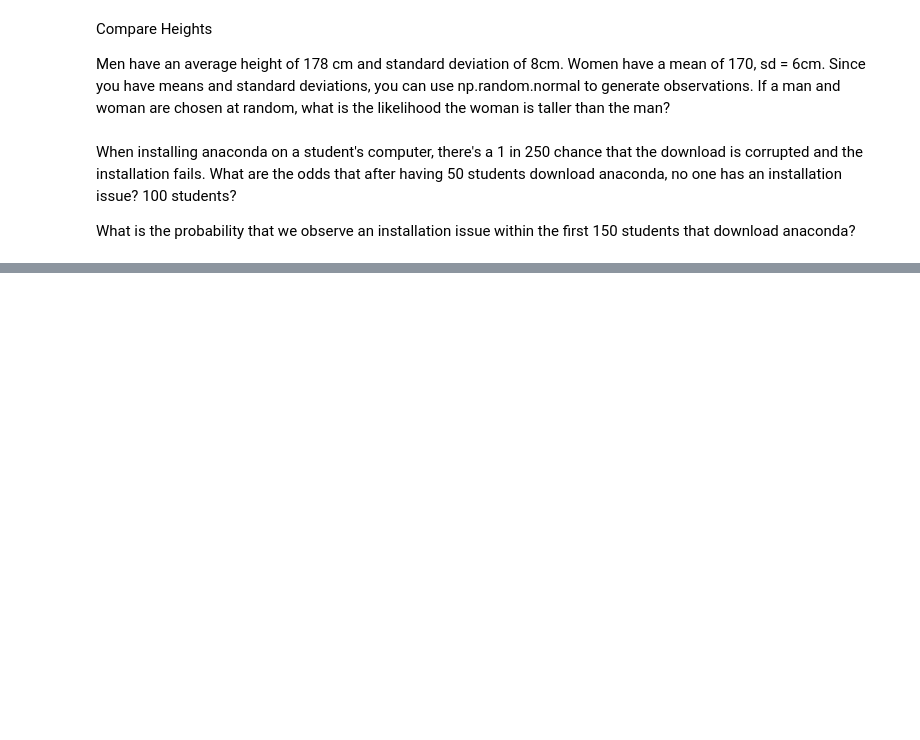
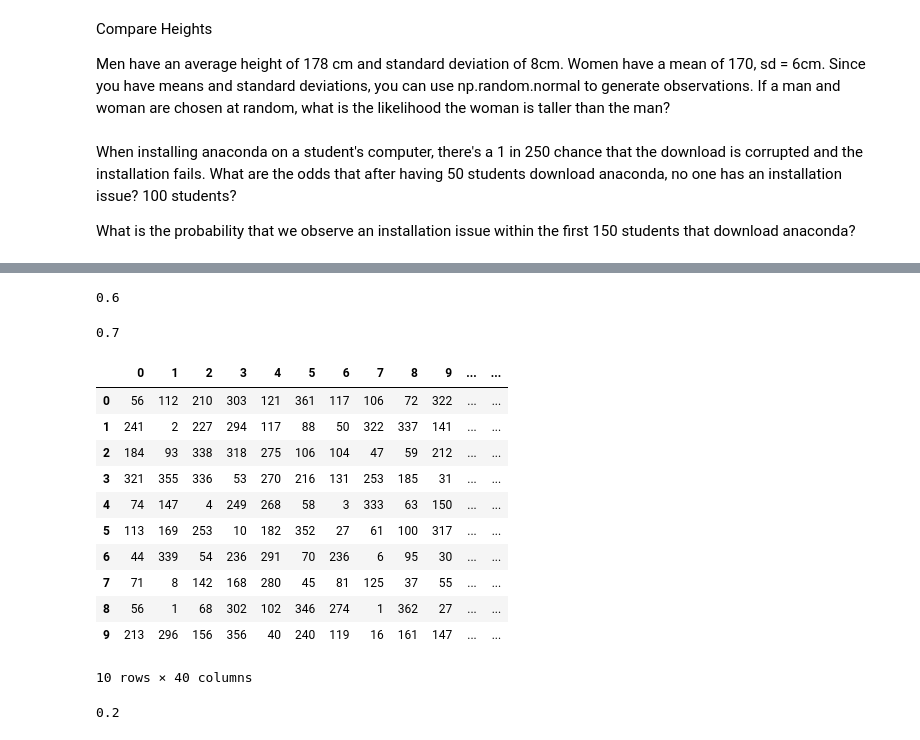
Before and after one commit to jacobpanyathong1/statistics_exercises, a Jupyter notebook: stats/simulation.ipynb, the cells around one changed output, grey strips where cells are left out. Saved outputs shown, nothing was run; the diff lists cells and outputs as text; code cells hidden in the pictures; blank space fills up the shorter version.

```diff
--- a/stats/simulation.ipynb
+++ b/stats/simulation.ipynb
@@ -38,9 +53,0 @@ rolls.head()
-# %%
-n_simulations = nrows = 10
-n_dice_rolled = ncols = 2
-
-a = np.random.choice([1, 2, 3, 4, 5, 6], nrows * 1).reshape(nrows, 1)
-b = np.random.choice([1, 2, 3, 4, 5, 6], nrows * 1).reshape(nrows, 1)
-a_b = np.random.choice([1, 2, 3, 4, 5, 6], nrows * ncols).reshape(nrows, ncols)
-
-a_b
@@ -181,0 +288,8 @@ downloads = np.random.choice(outcomes, size = (n_simulations, n_students), p=)
+# %%
+possible_outcomes = range(0, 365)
+people = 23
+# %%
+def cal_formula(possible_outcomes, people):
+    calculation = np.random.choice(possible_outcomes, size =(n_simulations, people))
+    return calculation
+cal_formula(possible_outcomes, people)
@@ -181,0 +328,35 @@ downloads = np.random.choice(outcomes, size = (n_simulations, n_students), p=)
+# %%
+calculation.nunique(axis=1) # unique values of row total
+(calculation.nunique(axis=1) <23).mean() # odds of 23 people having the same birthday in a room
+# %% [output]
+0.6
+# %%
+people= 20
+people_20 = cal_formula(possible_outcomes, people)
+people_20 = pd.DataFrame(people_20)
+people_20
+(people_20.nunique(axis=1) == people).mean()
+# %% [output]
+0.7
+# %%
+people= 40
+people_40 = cal_formula(possible_outcomes, people)
+people_40 = pd.DataFrame(people_40)
+people_40
+# %% [output]
+|  | 0 | 1 | 2 | 3 | 4 | 5 | 6 | 7 | 8 | 9 | ... | ... |
+| 0 | 56 | 112 | 210 | 303 | 121 | 361 | 117 | 106 | 72 | 322 | ... | ... |
+| 1 | 241 | 2 | 227 | 294 | 117 | 88 | 50 | 322 | 337 | 141 | ... | ... |
+| 2 | 184 | 93 | 338 | 318 | 275 | 106 | 104 | 47 | 59 | 212 | ... | ... |
+| 3 | 321 | 355 | 336 | 53 | 270 | 216 | 131 | 253 | 185 | 31 | ... | ... |
+| 4 | 74 | 147 | 4 | 249 | 268 | 58 | 3 | 333 | 63 | 150 | ... | ... |
+| 5 | 113 | 169 | 253 | 10 | 182 | 352 | 27 | 61 | 100 | 317 | ... | ... |
+| 6 | 44 | 339 | 54 | 236 | 291 | 70 | 236 | 6 | 95 | 30 | ... | ... |
+| 7 | 71 | 8 | 142 | 168 | 280 | 45 | 81 | 125 | 37 | 55 | ... | ... |
+| 8 | 56 | 1 | 68 | 302 | 102 | 346 | 274 | 1 | 362 | 27 | ... | ... |
+| 9 | 213 | 296 | 156 | 356 | 40 | 240 | 119 | 16 | 161 | 147 | ... | ... |
+10 rows × 40 columns
+# %%
+(people_40.nunique(axis=1) == people).mean()
+# %% [output]
+0.2
```
Also changed, not shown: parts of 42 cells of this notebook.
